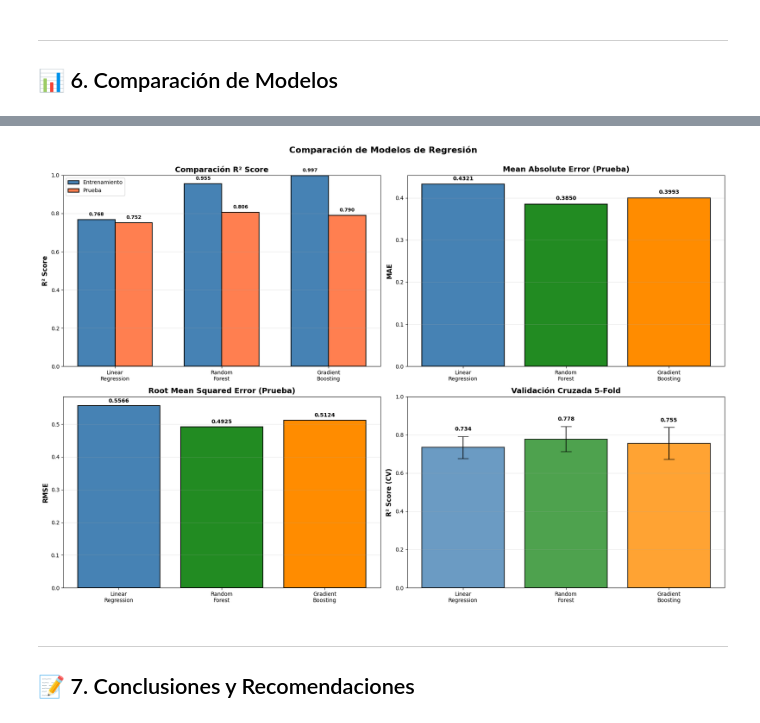
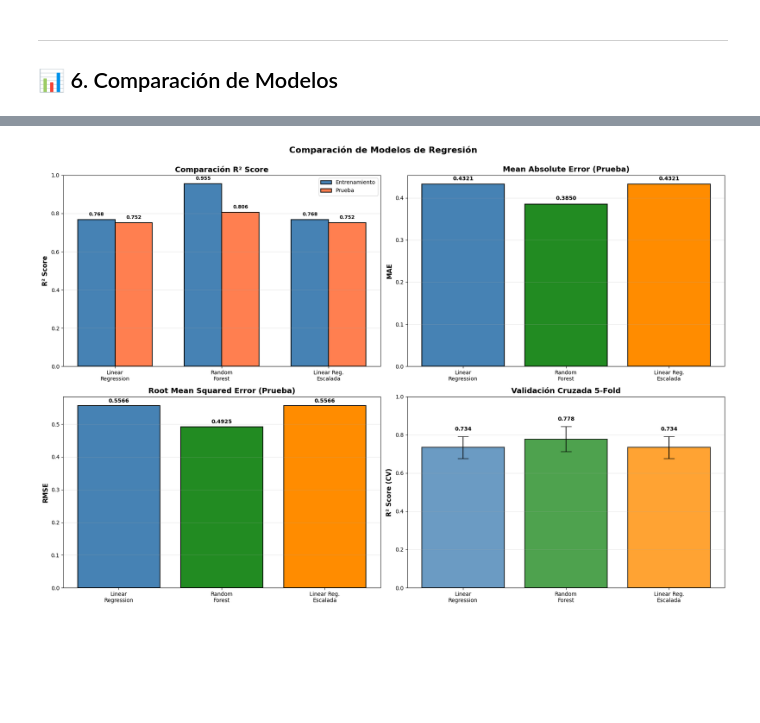
Before and after one commit to JuanHoyos329/Workshop-3, a Jupyter notebook: notebooks/Modelos_Regresion_Happiness.ipynb, the cells around one changed output, grey strips where cells are left out. Saved outputs shown, nothing was run; the diff lists cells and outputs as text; code cells hidden in the pictures; blank space fills up the shorter version.

```diff
--- a/model_regresion/Modelos_Regresion_Happiness.ipynb
+++ b/notebooks/Modelos_Regresion_Happiness.ipynb
@@ -574,11 +791,26 @@ graficar_predicciones(y_test, y_pred_test_gb, "Gradient Boosting Regressor")
 # %%
-# Cross-Validation Gradient Boosting
-cv_scores_gb = cross_val_score(modelo_gb, X, y, cv=5, scoring='r2')
+# Cross-Validation Regresión Lineal Escalada
+# Crear pipeline para CV (scaler + modelo)
+from sklearn.pipeline import Pipeline
+
+pipeline_lr_scaled = Pipeline([
+    ('scaler', StandardScaler()),
+    ('regressor', LinearRegression())
+])
+
+cv_scores_lr_scaled = cross_val_score(pipeline_lr_scaled, X, y, cv=5, scoring='r2')
 
 print("\n" + "="*80)
-print("VALIDACIÓN CRUZADA (5-FOLD) - Gradient Boosting")
+print("VALIDACIÓN CRUZADA (5-FOLD) - Regresión Lineal Escalada")
 print("="*80)
-print(f"\nR² scores por fold: {cv_scores_gb}")
-print(f"R² promedio: {cv_scores_gb.mean():.4f} (+/- {cv_scores_gb.std() * 2:.4f})")
+print(f"\nR² scores por fold: {cv_scores_lr_scaled}")
+print(f"R² promedio: {cv_scores_lr_scaled.mean():.4f} (+/- {cv_scores_lr_scaled.std() * 2:.4f})")
+
+print("\n" + "="*80)
+print("COMPARACIÓN VALIDACIÓN CRUZADA")
+print("="*80)
+print(f"\nRegresión Lineal (sin escalar):  {cv_scores_lr.mean():.4f} (+/- {cv_scores_lr.std() * 2:.4f})")
+print(f"Regresión Lineal (con escalar):  {cv_scores_lr_scaled.mean():.4f} (+/- {cv_scores_lr_scaled.std() * 2:.4f})")
+print("\n💡 Los resultados son idénticos (el escalado no afecta las predicciones en LR)")
 # %% [output]
 ================================================================================
@@ -654,11 +895,11 @@ Gradient Boosting        Prueba 0.789725 0.399301 0.512414  7.987250
 fig, axes = plt.subplots(2, 2, figsize=(18, 12))
 
 # Preparar datos para gráficos
-modelos = ['Linear\nRegression', 'Random\nForest', 'Gradient\nBoosting']
-r2_train = [metricas_train_lr['R2'], metricas_train_rf['R2'], metricas_train_gb['R2']]
-r2_test = [metricas_test_lr['R2'], metricas_test_rf['R2'], metricas_test_gb['R2']]
-mae_test = [metricas_test_lr['MAE'], metricas_test_rf['MAE'], metricas_test_gb['MAE']]
-rmse_test = [metricas_test_lr['RMSE'], metricas_test_rf['RMSE'], metricas_test_gb['RMSE']]
+modelos = ['Linear\nRegression', 'Random\nForest', 'Linear Reg.\nEscalada']
+r2_train = [metricas_train_lr['R2'], metricas_train_rf['R2'], metricas_train_lr_scaled['R2']]
+r2_test = [metricas_test_lr['R2'], metricas_test_rf['R2'], metricas_test_lr_scaled['R2']]
+mae_test = [metricas_test_lr['MAE'], metricas_test_rf['MAE'], metricas_test_lr_scaled['MAE']]
+rmse_test = [metricas_test_lr['RMSE'], metricas_test_rf['RMSE'], metricas_test_lr_scaled['RMSE']]
 
 # Gráfico 1: R² Score (Train vs Test)
 x = np.arange(len(modelos))
@@ -682,36 +923,33 @@ for i, (v1, v2) in enumerate(zip(r2_train, r2_test)):
 colors = ['steelblue', 'forestgreen', 'darkorange']
 axes[0, 1].bar(modelos, mae_test, color=colors, edgecolor='black', linewidth=1.5)
 axes[0, 1].set_ylabel('MAE', fontsize=12, fontweight='bold')
 axes[0, 1].set_title('Mean Absolute Error (Prueba)', fontsize=14, fontweight='bold')
 axes[0, 1].grid(True, alpha=0.3, axis='y')
 for i, v in enumerate(mae_test):
     axes[0, 1].text(i, v + 0.01, f'{v:.4f}', ha='center', fontweight='bold', fontsize=10)
 
 # Gráfico 3: RMSE
 axes[1, 0].bar(modelos, rmse_test, color=colors, edgecolor='black', linewidth=1.5)
 axes[1, 0].set_ylabel('RMSE', fontsize=12, fontweight='bold')
 axes[1, 0].set_title('Root Mean Squared Error (Prueba)', fontsize=14, fontweight='bold')
 axes[1, 0].grid(True, alpha=0.3, axis='y')
 for i, v in enumerate(rmse_test):
     axes[1, 0].text(i, v + 0.01, f'{v:.4f}', ha='center', fontweight='bold', fontsize=10)
 
 # Gráfico 4: Validación Cruzada
-cv_means = [cv_scores_lr.mean(), cv_scores_rf.mean(), cv_scores_gb.mean()]
-cv_stds = [cv_scores_lr.std(), cv_scores_rf.std(), cv_scores_gb.std()]
+cv_means = [cv_scores_lr.mean(), cv_scores_rf.mean(), cv_scores_lr_scaled.mean()]
+cv_stds = [cv_scores_lr.std(), cv_scores_rf.std(), cv_scores_lr_scaled.std()]
 axes[1, 1].bar(modelos, cv_means, yerr=cv_stds, capsize=10,
                color=colors, edgecolor='black', linewidth=1.5, alpha=0.8)
 axes[1, 1].set_ylabel('R² Score (CV)', fontsize=12, fontweight='bold')
 axes[1, 1].set_title('Validación Cruzada 5-Fold', fontsize=14, fontweight='bold')
 axes[1, 1].set_ylim([0, 1])
 axes[1, 1].grid(True, alpha=0.3, axis='y')
 for i, (v, std) in enumerate(zip(cv_means, cv_stds)):
     axes[1, 1].text(i, v + std + 0.03, f'{v:.3f}', ha='center', fontweight='bold', fontsize=10)
 
 plt.suptitle('Comparación de Modelos de Regresión', fontsize=16, fontweight='bold', y=1.00)
 plt.tight_layout()
 plt.show()
 # %% [output]
-[figure, old version]
+[figure, new version]
-# %% [markdown]
----
-## 📝 7. Conclusiones y Recomendaciones
```
Also changed, not shown: parts of 14 cells of this notebook, 5 other files.
